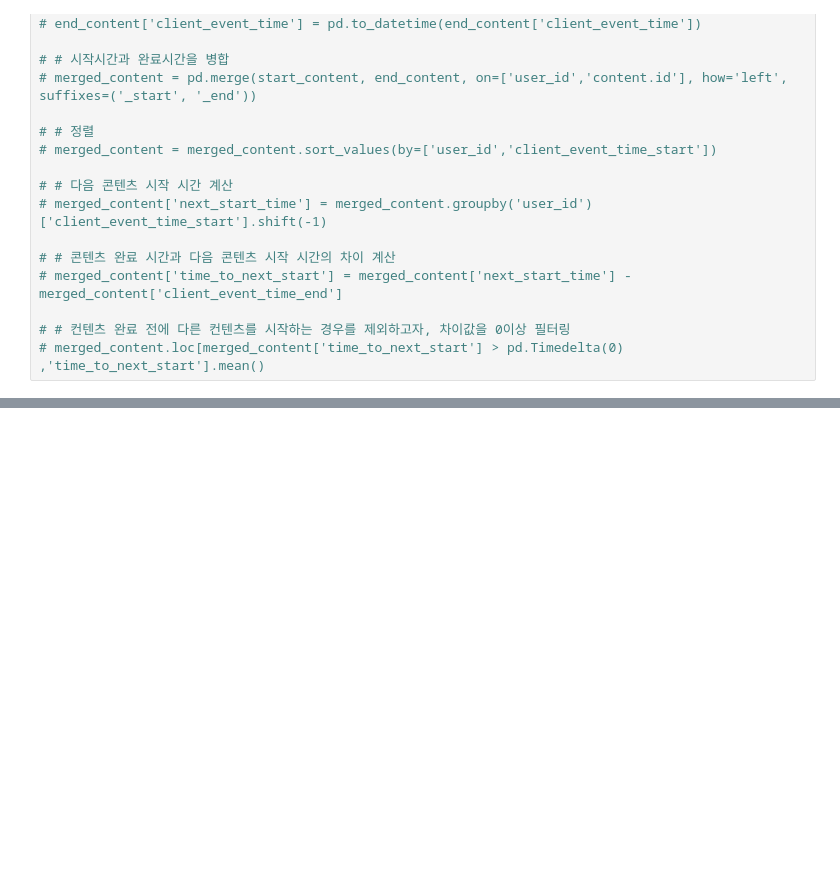
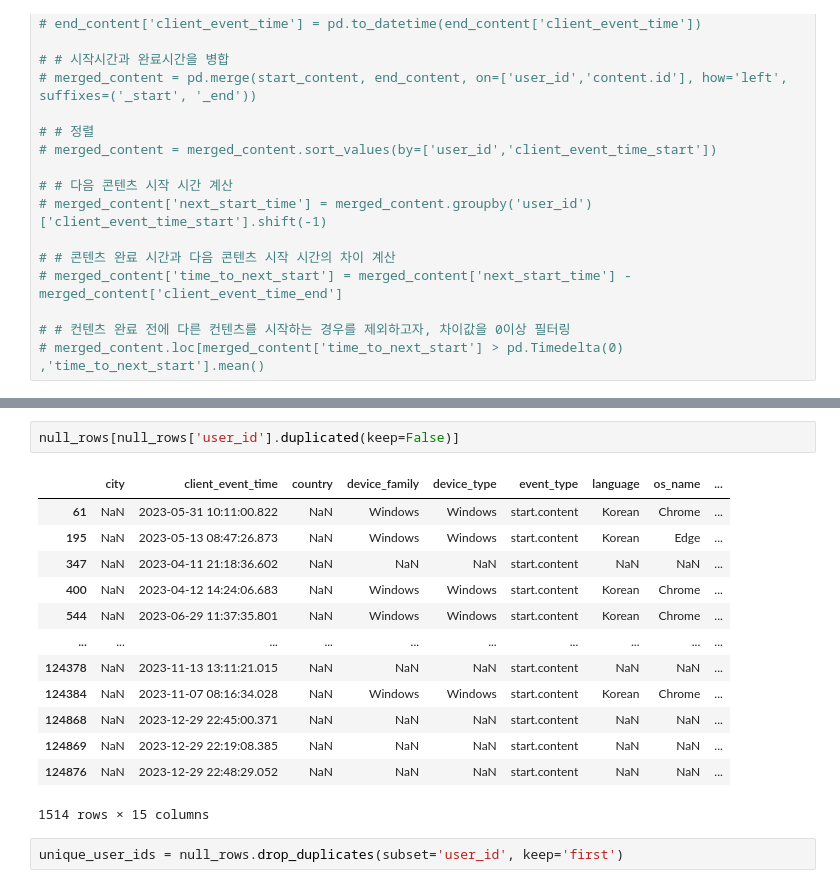
Before and after one commit to saeraniren/intermediate_project, a Jupyter notebook: yoochang_main.ipynb, the cells around one changed output, grey strips where cells are left out. Cells and saved outputs as stored; diff of their text form; blank space fills up the shorter version.

```diff
--- a/yoochang_main.ipynb
+++ b/yoochang_main.ipynb
@@ -2116,0 +2602,18 @@ print(f"평균 컨텐츠 간 시간 차이: {average_time / 60:.2f} 분")
+# %%
+null_rows[null_rows['user_id'].duplicated(keep=False)]
+# %% [output]
+|  | city | client_event_time | country | device_family | device_type | event_type | language | os_name | ... |
+| 61 | NaN | 2023-05-31 10:11:00.822 | NaN | Windows | Windows | start.content | Korean | Chrome | ... |
+| 195 | NaN | 2023-05-13 08:47:26.873 | NaN | Windows | Windows | start.content | Korean | Edge | ... |
+| 347 | NaN | 2023-04-11 21:18:36.602 | NaN | NaN | NaN | start.content | NaN | NaN | ... |
+| 400 | NaN | 2023-04-12 14:24:06.683 | NaN | Windows | Windows | start.content | Korean | Chrome | ... |
+| 544 | NaN | 2023-06-29 11:37:35.801 | NaN | Windows | Windows | start.content | Korean | Chrome | ... |
+| ... | ... | ... | ... | ... | ... | ... | ... | ... | ... |
+| 124378 | NaN | 2023-11-13 13:11:21.015 | NaN | NaN | NaN | start.content | NaN | NaN | ... |
+| 124384 | NaN | 2023-11-07 08:16:34.028 | NaN | Windows | Windows | start.content | Korean | Chrome | ... |
+| 124868 | NaN | 2023-12-29 22:45:00.371 | NaN | NaN | NaN | start.content | NaN | NaN | ... |
+| 124869 | NaN | 2023-12-29 22:19:08.385 | NaN | NaN | NaN | start.content | NaN | NaN | ... |
+| 124876 | NaN | 2023-12-29 22:48:29.052 | NaN | NaN | NaN | start.content | NaN | NaN | ... |
+1514 rows × 15 columns
+# %%
+unique_user_ids = null_rows.drop_duplicates(subset='user_id', keep='first')
```
Also changed, not shown: parts of 86 cells of this notebook.
